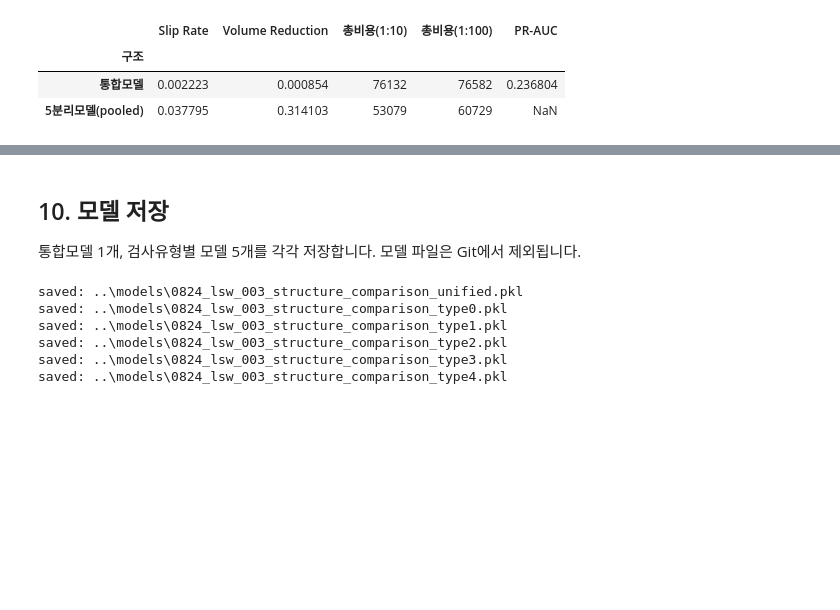
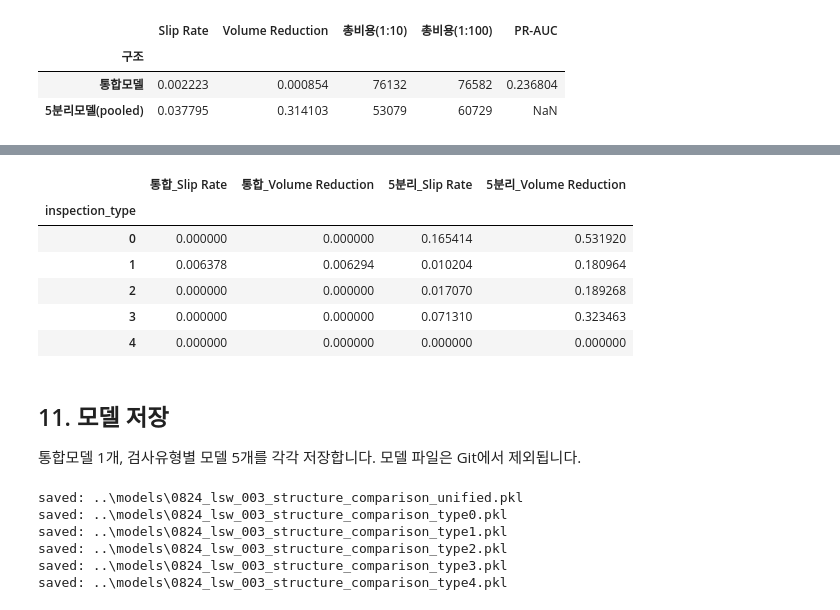
Before and after one commit to hakeee0331/seiemens_aoi_ML_practice, a Jupyter notebook: notebooks/0824_lsw_003_structure_comparison.ipynb, the cells around one changed output, grey strips where cells are left out. Saved outputs shown, nothing was run; the diff lists cells and outputs as text; code cells hidden in the pictures; blank space fills up the shorter version.

```diff
--- a/notebooks/0824_lsw_003_structure_comparison.ipynb
+++ b/notebooks/0824_lsw_003_structure_comparison.ipynb
@@ -329,5 +333,40 @@ comparison_table
+# %%
+unified_type_results = {}
+for inspection_type in sorted(unified_test_df["inspection_type"].unique()):
+    type_row_mask = (unified_test_df["inspection_type"] == inspection_type).to_numpy()
+    y_true_type = unified_test_df.loc[type_row_mask, TARGET]
+    proba_type = unified_test_proba[type_row_mask]
+    y_pred_type = (proba_type >= unified_threshold).astype(int)
+
+    unified_type_results[inspection_type] = {
+        "n_test": int(type_row_mask.sum()),
+        "n_test_pos": int((y_true_type == 1).sum()),
+        "slip_rate": slip_rate(y_true_type, y_pred_type),
+        "volume_reduction": volume_reduction(y_true_type, y_pred_type),
+    }
+
+unified_type_df = pd.DataFrame(unified_type_results).T
+unified_type_df.index.name = "inspection_type"
+
+type_comparison = pd.DataFrame(
+    {
+        "통합_Slip Rate": unified_type_df["slip_rate"],
+        "통합_Volume Reduction": unified_type_df["volume_reduction"],
+        "5분리_Slip Rate": split_results_df["slip_rate"],
+        "5분리_Volume Reduction": split_results_df["volume_reduction"],
+    }
+)
+type_comparison
+# %% [output]
+|  | 통합_Slip Rate | 통합_Volume Reduction | 5분리_Slip Rate | 5분리_Volume Reduction |
+| inspection_type |  |  |  |  |
+| 0 | 0.000000 | 0.000000 | 0.165414 | 0.531920 |
+| 1 | 0.006378 | 0.006294 | 0.010204 | 0.180964 |
+| 2 | 0.000000 | 0.000000 | 0.017070 | 0.189268 |
+| 3 | 0.000000 | 0.000000 | 0.071310 | 0.323463 |
+| 4 | 0.000000 | 0.000000 | 0.000000 | 0.000000 |
 # %% [markdown]
-## 10. 모델 저장
+## 11. 모델 저장
 
 통합모델 1개, 검사유형별 모델 5개를 각각 저장합니다. 모델 파일은 Git에서 제외됩니다.
 # %%
```
Also changed, not shown: parts of 2 cells of this notebook, 1 other file.
